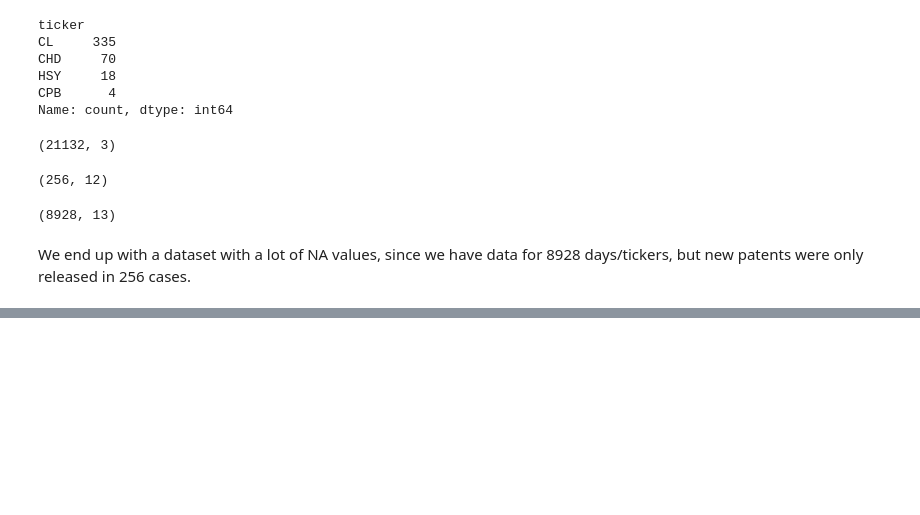
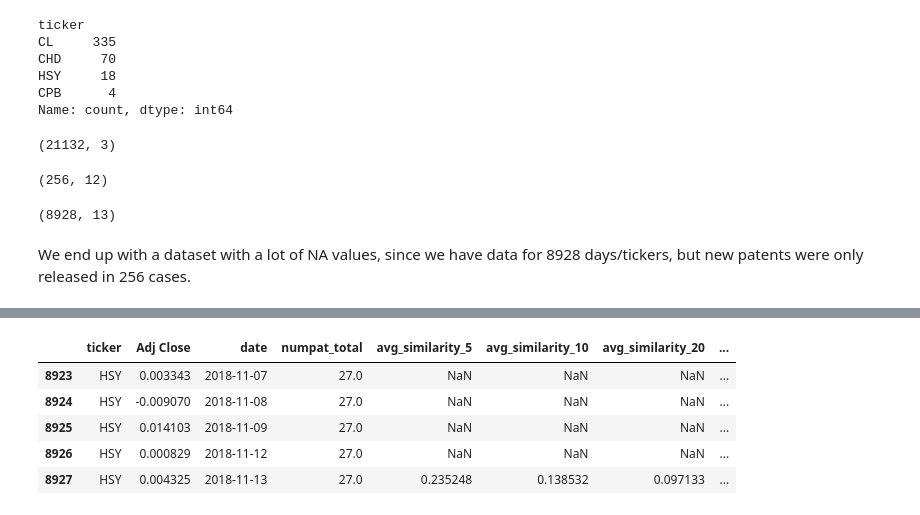
Before and after one commit to CatalinaOdizzio/Forcasting, a Jupyter notebook: 3_Stock prices prediction.ipynb, the cells around one changed output, grey strips where cells are left out. Drawn from its saved outputs; the diff is of its cells as text; code cells hidden in the pictures; blank space fills up the shorter version.

```diff
--- a/3_Stock prices prediction.ipynb
+++ b/3_Stock prices prediction.ipynb
@@ -57,0 +270,10 @@ merged.to_csv("data/stockprices_novelty_merged.csv")
+# %%
+df_target = make_target(df, 1)
+df_target.tail()
+# %% [output]
+|  | ticker | Adj Close | date | numpat_total | avg_similarity_5 | avg_similarity_10 | avg_similarity_20 | ... |
+| 8923 | HSY | 0.003343 | 2018-11-07 | 27.0 | NaN | NaN | NaN | ... |
+| 8924 | HSY | -0.009070 | 2018-11-08 | 27.0 | NaN | NaN | NaN | ... |
+| 8925 | HSY | 0.014103 | 2018-11-09 | 27.0 | NaN | NaN | NaN | ... |
+| 8926 | HSY | 0.000829 | 2018-11-12 | 27.0 | NaN | NaN | NaN | ... |
+| 8927 | HSY | 0.004325 | 2018-11-13 | 27.0 | 0.235248 | 0.138532 | 0.097133 | ... |
```
Also changed, not shown: parts of 32 cells of this notebook, 1 other file.
